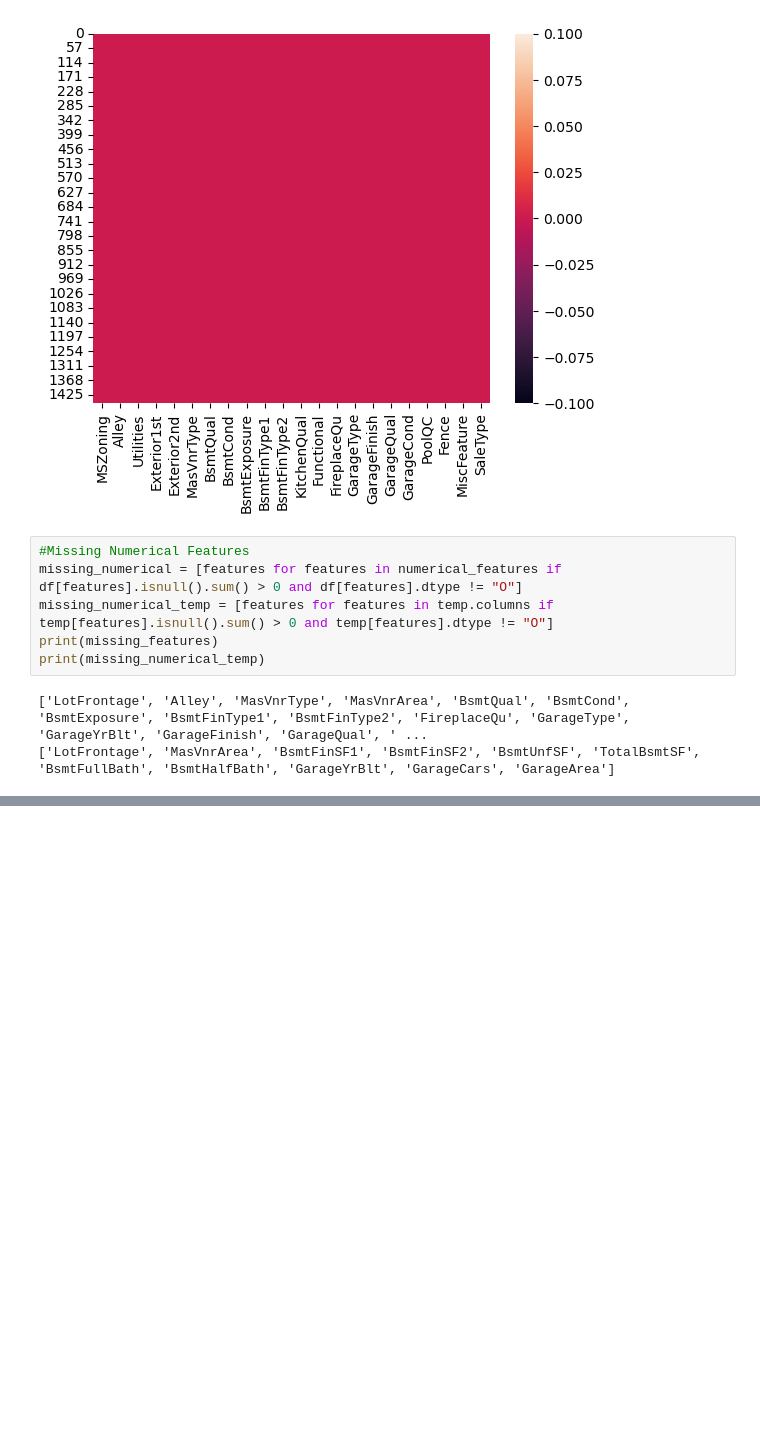
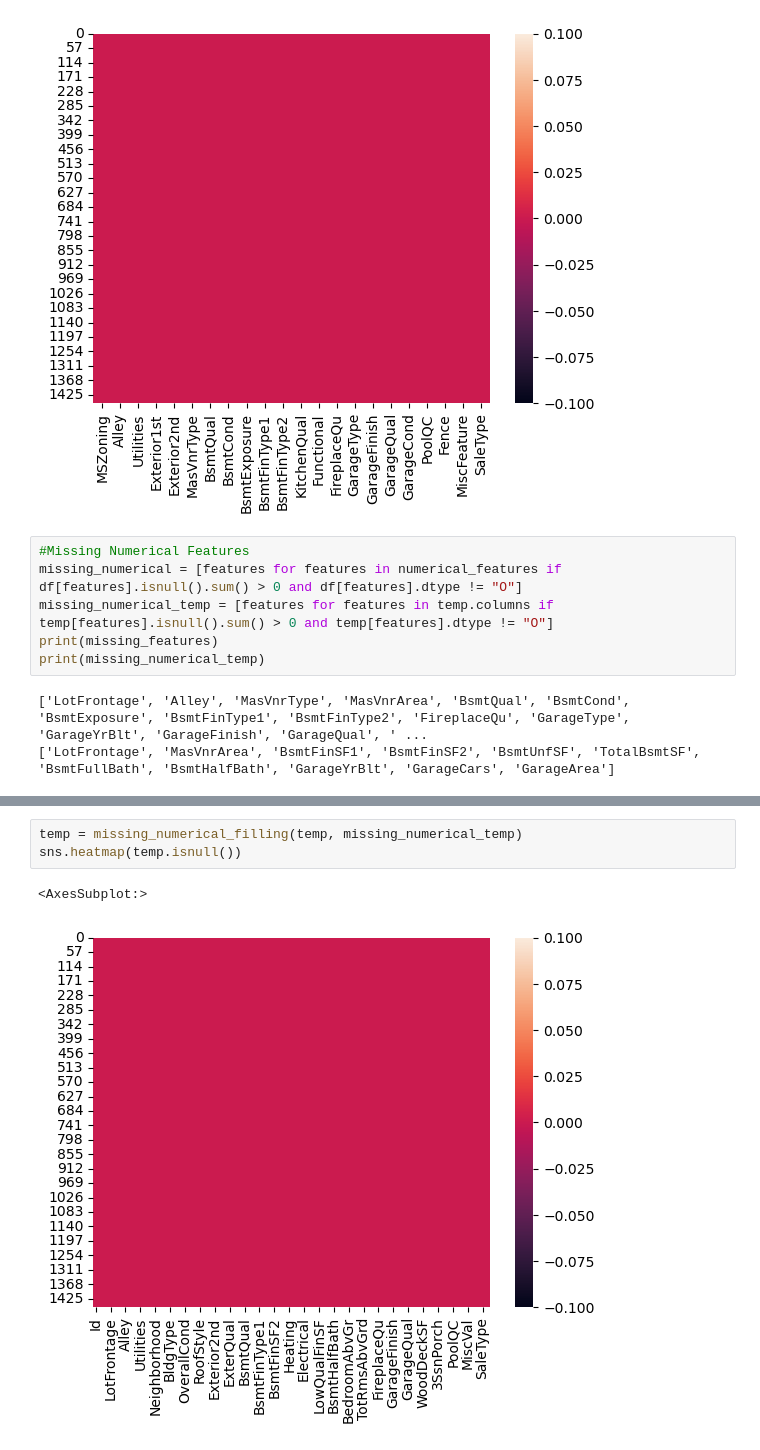
Before and after one commit to Abrar-Mustakim/Comprehensive-Data-Exploration-and-Advanced-Regression-Technique-on-Kaggles-Hourse-Pricing, a Jupyter notebook: EDA_and_Training.ipynb, the cells around one changed output, grey strips where cells are left out. Saved outputs shown, nothing was run; the diff lists cells and outputs as text; blank space fills up the shorter version.

```diff
--- a/EDA_and_Training.ipynb
+++ b/EDA_and_Training.ipynb
@@ -602,0 +616,6 @@ print(missing_numerical_temp)
+# %%
+temp = missing_numerical_filling(temp, missing_numerical_temp)
+sns.heatmap(temp.isnull())
+# %% [output]
+<AxesSubplot:>
+[figure, added]
```
Also changed, not shown: parts of 7 cells of this notebook.
